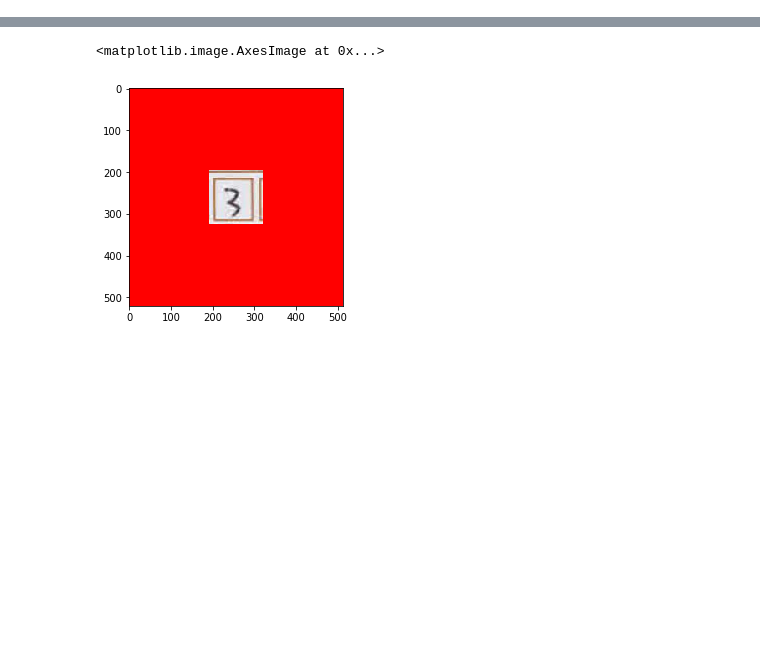
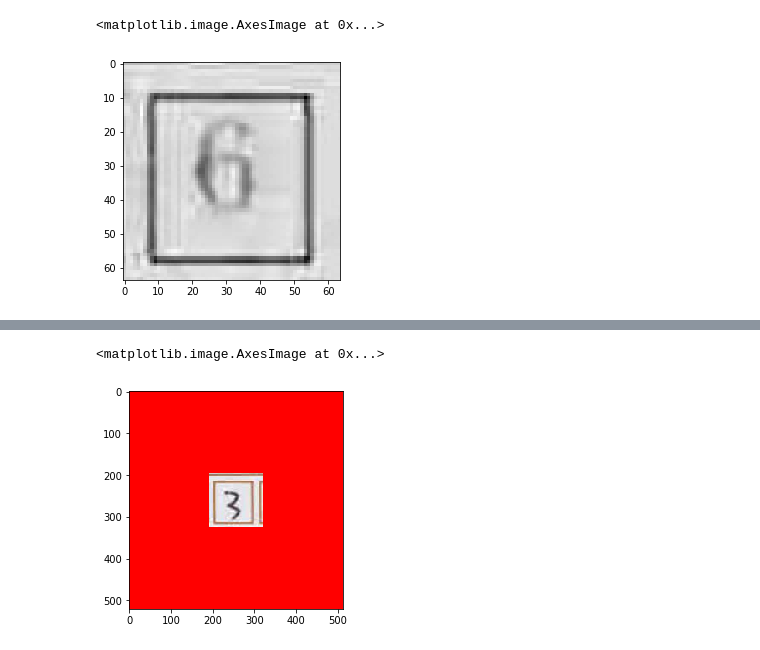
Before and after one commit to skyzhao3q/skyz_pyutils, a Jupyter notebook: skz_utils/image_padding.ipynb, the cells around one changed output, grey strips where cells are left out. Drawn from its saved outputs; the diff is of its cells as text; code cells hidden in the pictures; blank space fills up the shorter version.

```diff
--- a/skz_utils/image_padding.ipynb
+++ b/skz_utils/image_padding.ipynb
@@ -37,0 +19,17 @@ The backend was *originally* set to 'module://ipykernel.pylab.backend_inline' by
+# %%
+# グレースケール変換
+gray = cv2.cvtColor(src, cv2.COLOR_RGB2GRAY)
+plt.imshow(gray)
+# 線形濃度変換
+gamma = 2.0
+
+    # 画素値の最大値
+imax = gray.max()
+
+    # ガンマ補正
+gray = imax * (gray / imax)**(1/gamma)
+plt.gray()
+plt.imshow(gray)
+# %% [output]
+<matplotlib.image.AxesImage at 0x...>
+[figure, added]
```
Also changed, not shown: parts of 21 cells of this notebook, 9 other files.
